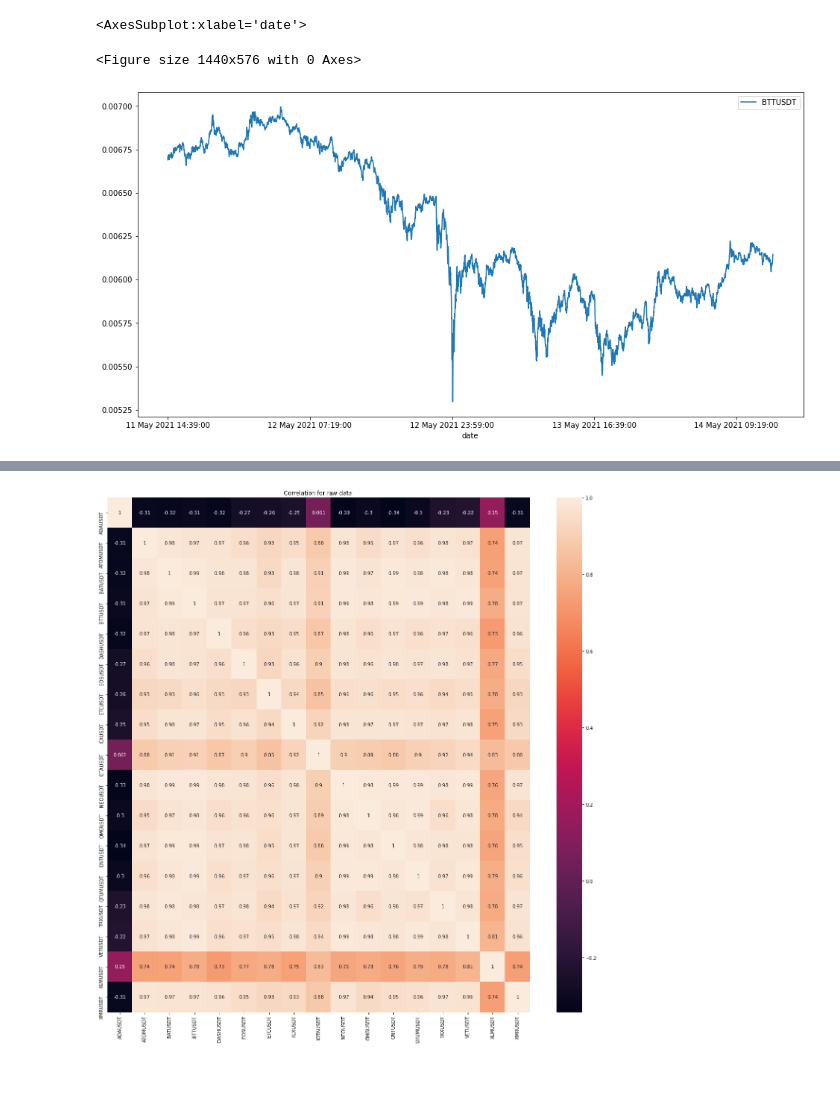
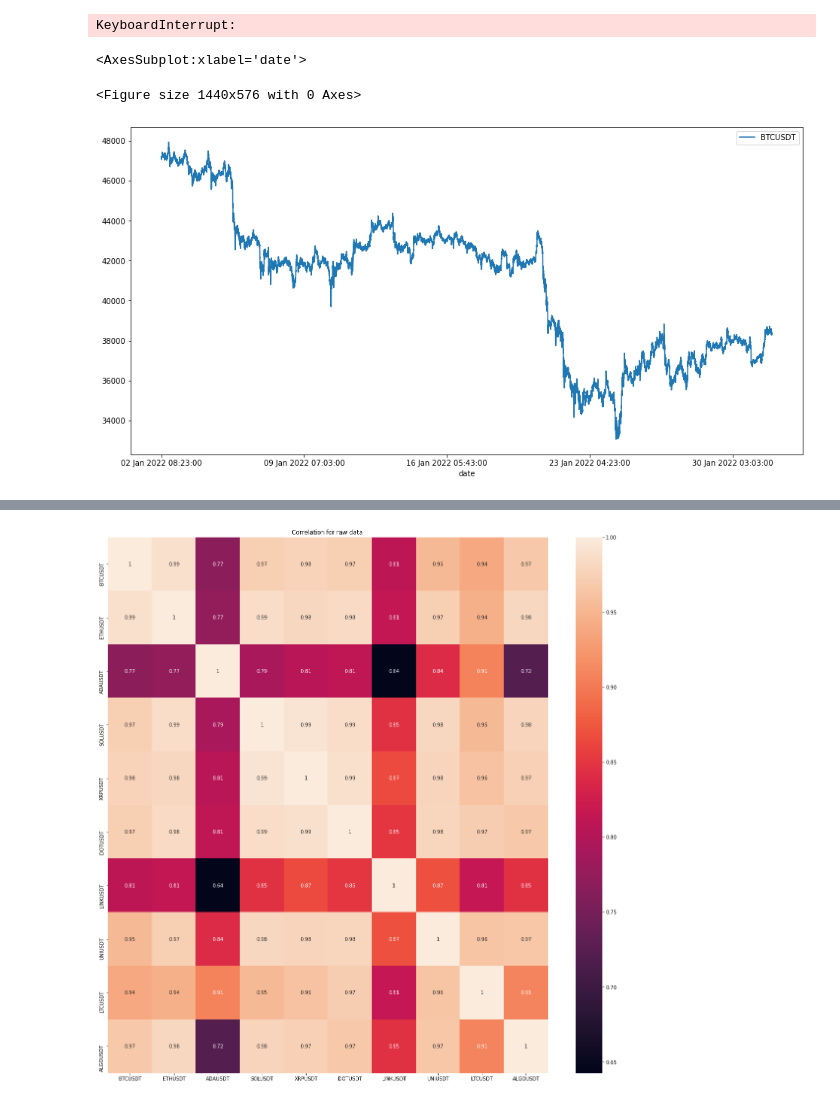
Before and after one commit to shroukkhan/binance-trade-bot, a Jupyter notebook: correlation script.ipynb, the cells around one changed output, grey strips where cells are left out. Saved outputs shown, nothing was run; the diff lists cells and outputs as text; code cells hidden in the pictures; blank space fills up the shorter version.

```diff
--- a/correlation script.ipynb
+++ b/correlation script.ipynb
@@ -55,58 +48,54 @@ def get_ticker_price(ticker_symbol: str, days:int ):
 # Add your own obviously
 
 
-coinIDs = ['ADA' ,
-           'ATOM',
-           'BAT',
-           'BTT',
-           'DASH',
-           'EOS',
-           'ETC',
-           'ICX',
-           'IOTA',
-           'NEO',
-           'OMG',
-           'ONT',
-           'QTUM',
-           'TRX',
-           'VET',
-           'XLM',
-           'XMR']
+coinIDs = ['BTC',
+           'ETH',
+           'ADA',
+           'SOL',
+           'XRP',
+           'DOT',
+           'LINK',
+           'UNI',
+           'LTC',
+           'ALGO', ]
 
-cointickers = [coin+'USDT' for coin in coinIDs]
+cointickers = [coin + 'USDT' for coin in coinIDs]
 
 ### Set Period here, this is the number of days of data you want to download for each coin ###
-num_days = 3
+num_days = 1
 ###
 
 #Create initial df with first coin then fill with all from list
 
-coindata = get_ticker_price(cointickers[0],num_days)
+coindata = get_ticker_price(cointickers[0], num_days)
+
 for tick in cointickers[1:]:
-    newdata = get_ticker_price(tick,num_days)
+    newdata = get_ticker_price(tick, num_days)
     coindata = pd.merge(coindata, newdata)
+# %% [output]
+KeyboardInterrupt:
 # %%
 ## Sanity checker, Are we getting the data? Let's plot it
 
 def plotmovement(x1, y1,ticker):
     '''
     plots the noise of two coins
     '''
     fig = plt.figure(figsize=(20,8))
     plt.plot( x1, y1,label=ticker)
     plt.legend()
 
 ## Too much data so lets just plot a subset.
 
 start = 0
 end = 200
 
 fig = plt.figure(figsize=(20,8))
-coindata.plot('date','BTTUSDT',figsize = (16,8),)
+coindata.plot('date','BTCUSDT',figsize = (16,8),)
 # %% [output]
 <AxesSubplot:xlabel='date'>
 <Figure size 1440x576 with 0 Axes>
-[figure, old version]
+[figure, new version]
 # %%
 # print correlation table
 
@@ -139,7 +128,7 @@ sn.heatmap(corrMatrix, annot=True)
 plt.title('Correlation for raw data ')
 plt.show()
 # %% [output]
-[figure, old version]
+[figure, new version]
 # %%
 ### Detrend the data using first difference
 ### more info at https://youtu.be/nPYPyh20gGo
```
Also changed, not shown: parts of 6 cells of this notebook, 1 other file.
